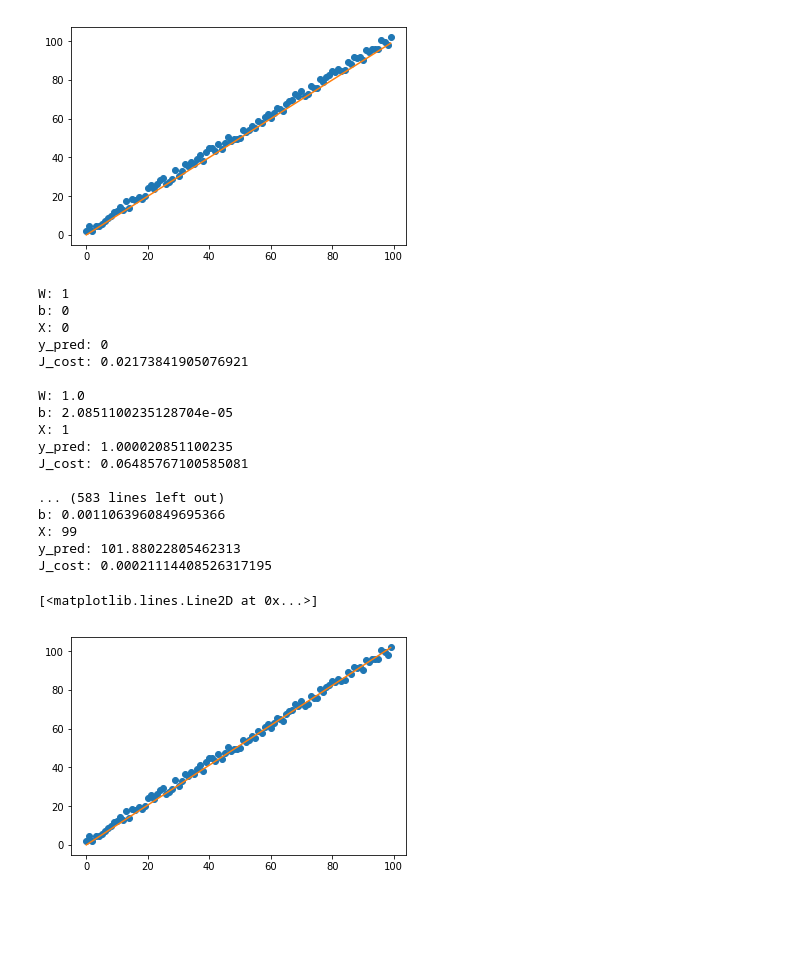
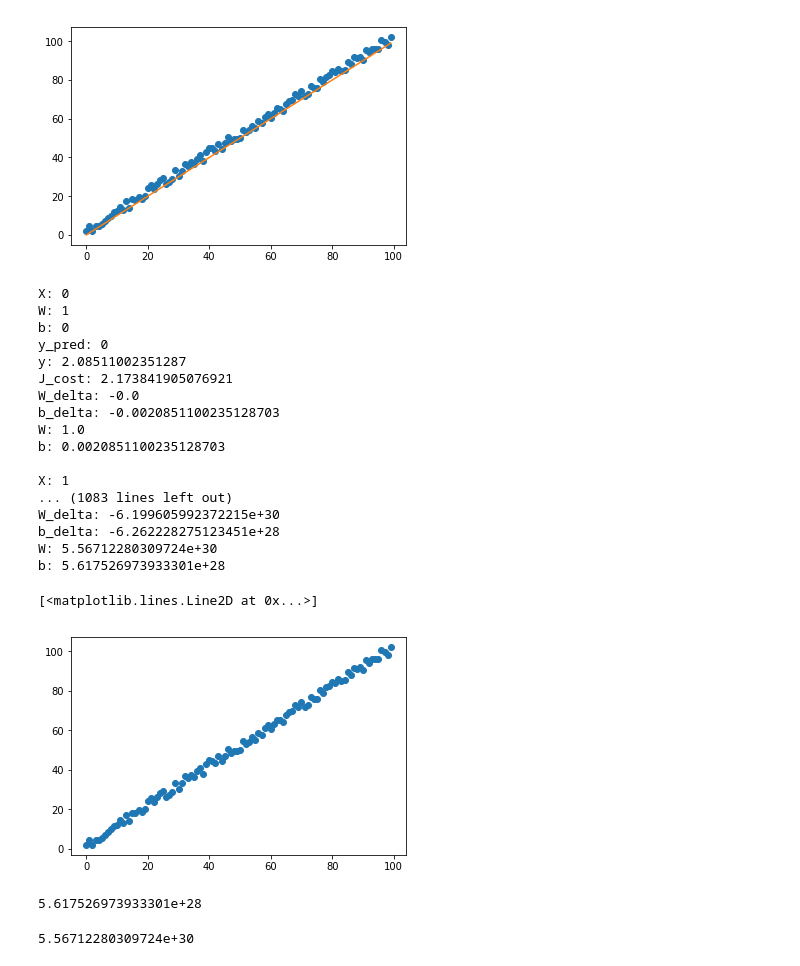
Before and after one commit to luxiaotong/machine_learning, a Jupyter notebook: demo/LR_in_single_parameter.ipynb, the cells around one changed output. Drawn from its saved outputs; the diff is of its cells as text; code cells hidden in the pictures; blank space fills up the shorter version.

```diff
--- a/demo/LR_in_single_parameter.ipynb
+++ b/demo/LR_in_single_parameter.ipynb
@@ -6,8 +6,6 @@ np.random.seed(1)
 
 alpha = 0.001
 m = 100
-X = np.arange(100)
+
+X = np.arange(m)
 y = X + np.random.random(m) * 5
-
-
-print(y)
@@ -45,40 +22,63 @@ plt.plot(X, y1)
 W = 1
 b = 0
 
-for i in range(0, 100):
-    y_pred = W * X[i] + b
-    J_cost = (1/(2*m)) * np.sum(np.square(y_pred-y[i]))
-    print("J_cost:", J_cost)
+for epoch in range(0, 1):
+    for i in range(0, 100):
+        y_pred = W * X[i] + b
+        print("X:", X[i])
+        print("W:", W)
+        print("b:", b)
+        print("y_pred:", y_pred)
+        print("y:", y[i])
+#        J_cost = (1/2) * np.sum(np.square(y_pred-y[i]))
+        J_cost = (1/2) * np.square(y_pred-y[i])
+        print("J_cost:", J_cost)
 
 
-    W_delta = (alpha/m) * np.sum(np.multiply((y_pred - y[i]), X[i]))
-    b_delta = (alpha/m) * np.sum(y_pred - y[i])
+#        W_delta = alpha * np.sum(np.multiply((y_pred - y[i]), X[i]))
+#        b_delta = alpha * np.sum(y_pred - y[i])
 
-    W -= W_delta
-    b -= b_delta
+        W_delta = alpha * np.multiply((y_pred - y[i]), X[i])
+        b_delta = alpha * (y_pred - y[i])
+        print("W_delta:", W_delta)
+        print("b_delta:", b_delta)
+
+        W -= W_delta
+        b -= b_delta
+        print("W:", W)
+        print("b:", b)
+        print()
 # %% [output]
+X: 0
 W: 1
 b: 0
-X: 0
 y_pred: 0
-J_cost: 0.02173841905076921
+y: 2.08511002351287
+J_cost: 2.173841905076921
+W_delta: -0.0
+b_delta: -0.0020851100235128703
+W: 1.0
+b: 0.0020851100235128703
 
-W: 1.0
-b: 2.0851100235128704e-05
 X: 1
-y_pred: 1.000020851100235
-J_cost: 0.06485767100585081
-
-... (583 lines left out)
-b: 0.0011063960849695366
-X: 99
-y_pred: 101.88022805462313
-J_cost: 0.00021114408526317195
+... (1083 lines left out)
+W_delta: -6.199605992372215e+30
+b_delta: -6.262228275123451e+28
+W: 5.56712280309724e+30
+b: 5.617526973933301e+28
 # %%
 y_rst = W * X + b
 #plt.plot(X, y, X, y_rst)
 plt.plot(X, y, 'o')
-plt.plot(X, y_rst)
+#plt.plot(X, y_rst)
 # %% [output]
 [<matplotlib.lines.Line2D at 0x...>]
-[figure, old version]
+[figure, new version]
+# %%
+b
+# %% [output]
+5.617526973933301e+28
+# %%
+W
+# %% [output]
+5.56712280309724e+30
```
Also changed, not shown: parts of 1 cell of this notebook.
